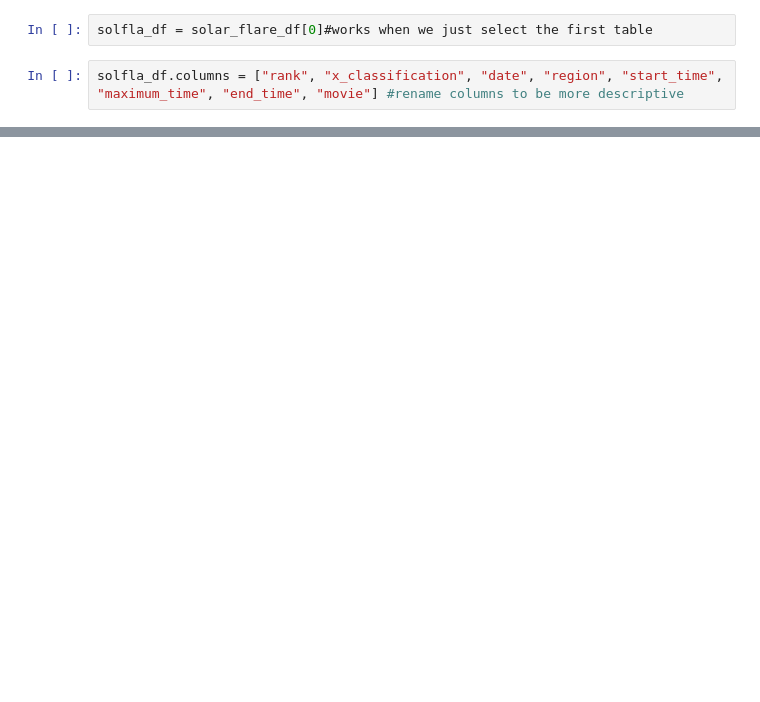
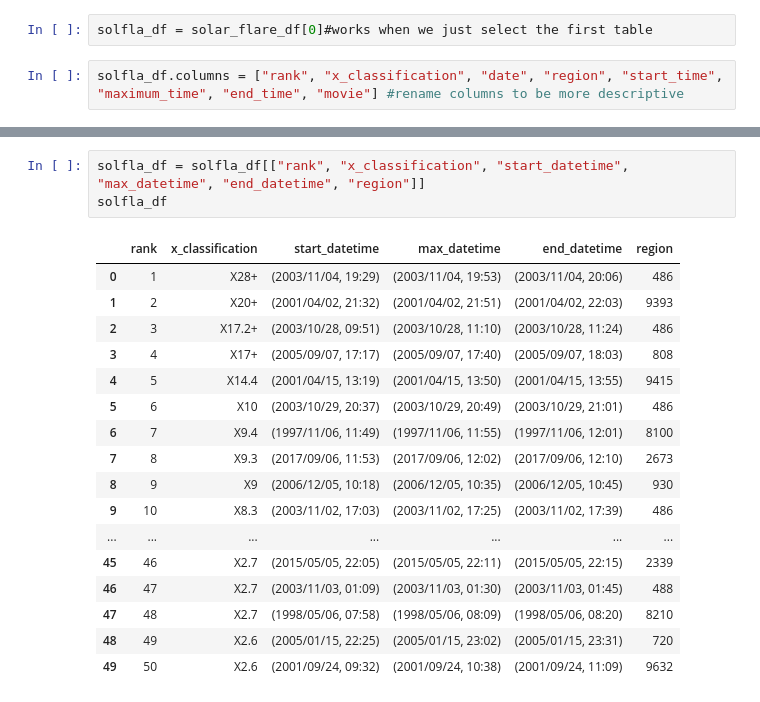
Before and after one commit to NickOuellet/Fly-Me-To-The-Moon, a Jupyter notebook: Fly Me To The Moon - Proj 1 Part 1-2.ipynb, the cells around one changed output, grey strips where cells are left out. Cells and saved outputs as stored; diff of their text form; blank space fills up the shorter version.

```diff
--- a/Fly Me To The Moon - Proj 1 Part 1-2.ipynb
+++ b/Fly Me To The Moon - Proj 1 Part 1-2.ipynb
@@ -68,0 +147,21 @@ solfla_df
+# %%
+solfla_df = solfla_df[["rank", "x_classification", "start_datetime", "max_datetime", "end_datetime", "region"]]
+solfla_df
+# %% [output]
+|  | rank | x_classification | start_datetime | max_datetime | end_datetime | region |
+| 0 | 1 | X28+ | (2003/11/04, 19:29) | (2003/11/04, 19:53) | (2003/11/04, 20:06) | 486 |
+| 1 | 2 | X20+ | (2001/04/02, 21:32) | (2001/04/02, 21:51) | (2001/04/02, 22:03) | 9393 |
+| 2 | 3 | X17.2+ | (2003/10/28, 09:51) | (2003/10/28, 11:10) | (2003/10/28, 11:24) | 486 |
+| 3 | 4 | X17+ | (2005/09/07, 17:17) | (2005/09/07, 17:40) | (2005/09/07, 18:03) | 808 |
+| 4 | 5 | X14.4 | (2001/04/15, 13:19) | (2001/04/15, 13:50) | (2001/04/15, 13:55) | 9415 |
+| 5 | 6 | X10 | (2003/10/29, 20:37) | (2003/10/29, 20:49) | (2003/10/29, 21:01) | 486 |
+| 6 | 7 | X9.4 | (1997/11/06, 11:49) | (1997/11/06, 11:55) | (1997/11/06, 12:01) | 8100 |
+| 7 | 8 | X9.3 | (2017/09/06, 11:53) | (2017/09/06, 12:02) | (2017/09/06, 12:10) | 2673 |
+| 8 | 9 | X9 | (2006/12/05, 10:18) | (2006/12/05, 10:35) | (2006/12/05, 10:45) | 930 |
+| 9 | 10 | X8.3 | (2003/11/02, 17:03) | (2003/11/02, 17:25) | (2003/11/02, 17:39) | 486 |
+| ... | ... | ... | ... | ... | ... | ... |
+| 45 | 46 | X2.7 | (2015/05/05, 22:05) | (2015/05/05, 22:11) | (2015/05/05, 22:15) | 2339 |
+| 46 | 47 | X2.7 | (2003/11/03, 01:09) | (2003/11/03, 01:30) | (2003/11/03, 01:45) | 488 |
+| 47 | 48 | X2.7 | (1998/05/06, 07:58) | (1998/05/06, 08:09) | (1998/05/06, 08:20) | 8210 |
+| 48 | 49 | X2.6 | (2005/01/15, 22:25) | (2005/01/15, 23:02) | (2005/01/15, 23:31) | 720 |
+| 49 | 50 | X2.6 | (2001/09/24, 09:32) | (2001/09/24, 10:38) | (2001/09/24, 11:09) | 9632 |
```
Also changed, not shown: parts of 8 cells of this notebook.
